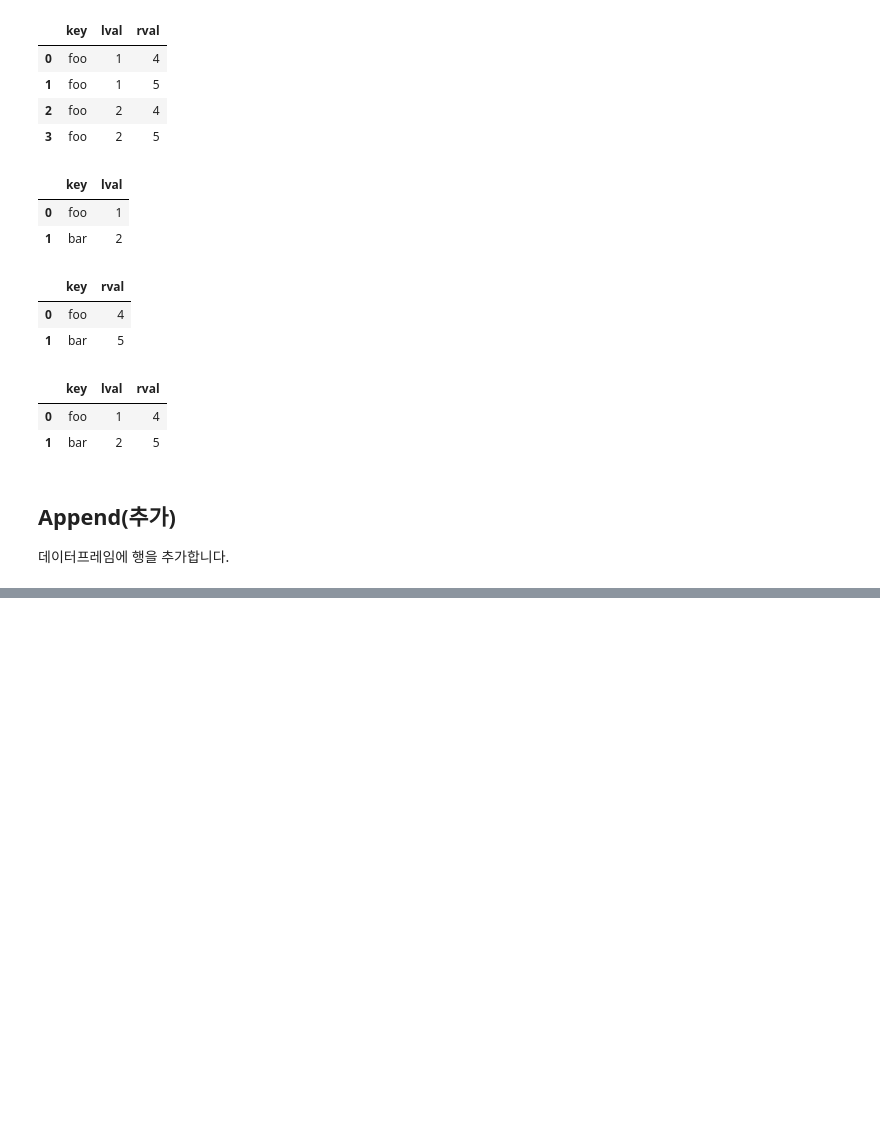
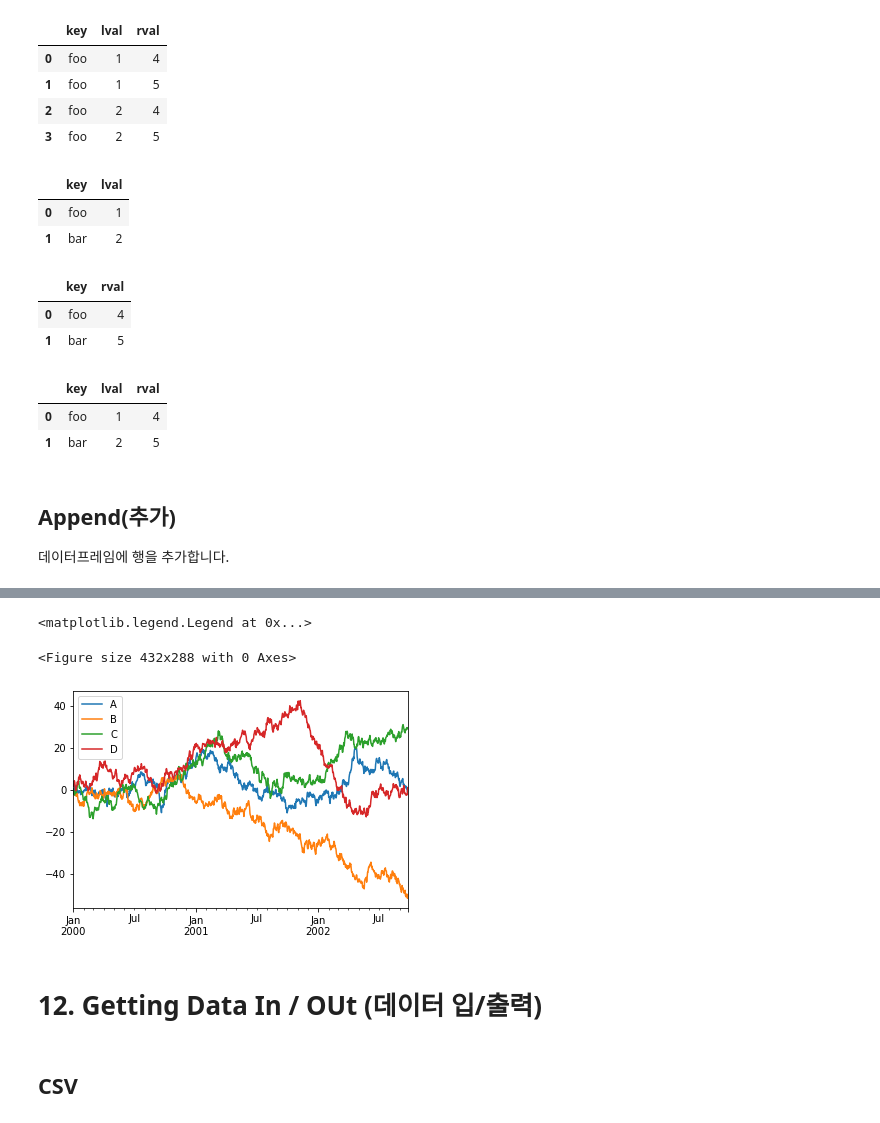
Before and after one commit to ssh4284/gitTest, a Jupyter notebook: 10 minutes to pandas.ipynb, the cells around one changed output, grey strips where cells are left out. Cells and saved outputs as stored; diff of their text form; code cells hidden in the pictures; blank space fills up the shorter version.

```diff
--- a/10 minutes to pandas.ipynb
+++ b/10 minutes to pandas.ipynb
@@ -758,0 +1191,3 @@ df.append(s, ignore_index=True)
+# %%
+#데이터프레임에서 plot() 메소드는 라벨이 존재하는 모든 열을 그릴 때 편리합니다.
+df = pd.DataFrame(np.random.randn(1000, 4), index = ts.index, columns=['A','B','C','D'])
@@ -758,0 +1210,2 @@ df.append(s, ignore_index=True)
+# %%
+df = df.cumsum()
@@ -758,0 +1228,12 @@ df.append(s, ignore_index=True)
+# %%
+plt.figure()
+df.plot()
+plt.legend(loc='best')
+# %% [output]
+<matplotlib.legend.Legend at 0x...>
+<Figure size 432x288 with 0 Axes>
+[figure, added]
+# %% [markdown]
+# 12. Getting Data In / OUt (데이터 입/출력)
+# %% [markdown]
+## CSV
```
Also changed, not shown: parts of 124 cells of this notebook, 3 other files.
